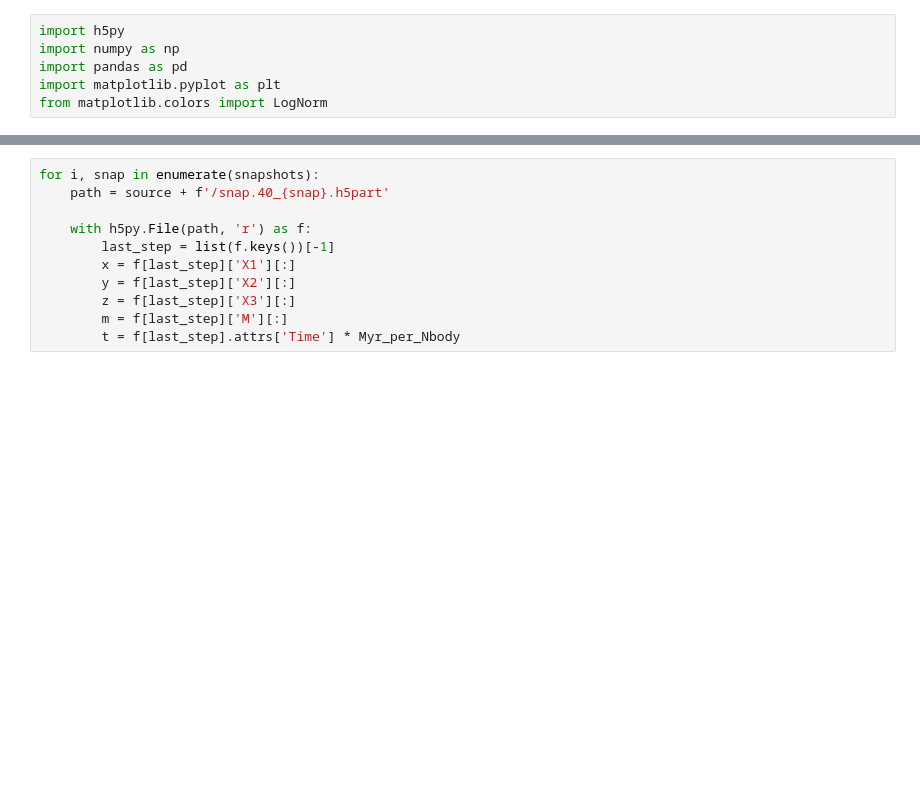
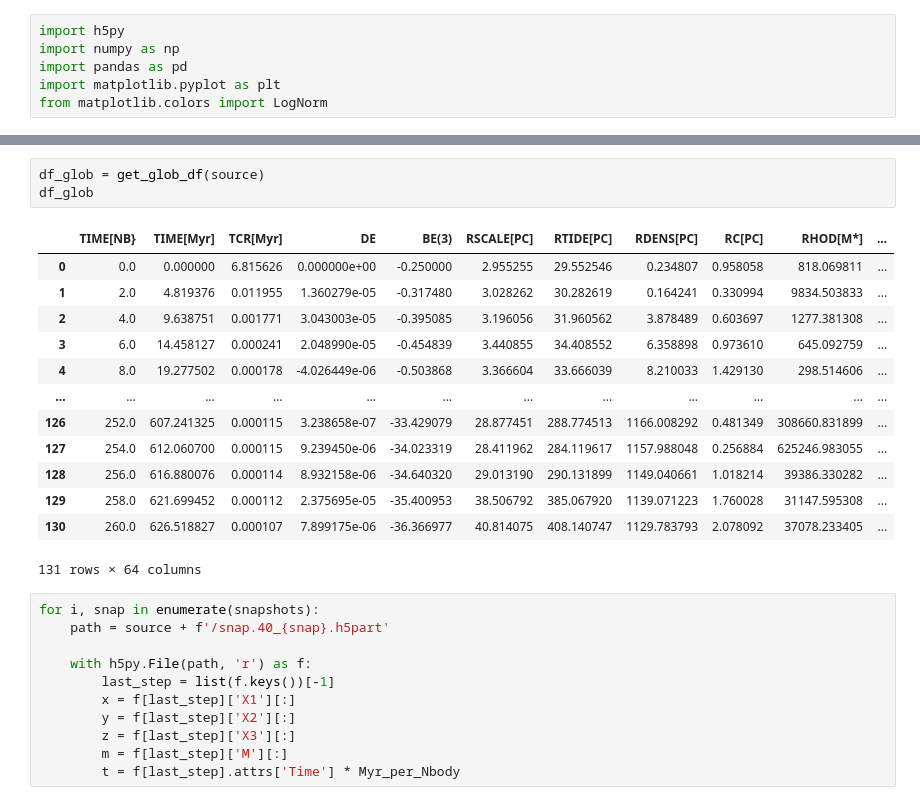
Before and after one commit to RSPicken2/stellar-streams, a Jupyter notebook: OrbitAnalysis.ipynb, the cells around one changed output, grey strips where cells are left out. Drawn from its saved outputs; the diff is of its cells as text; blank space fills up the shorter version.

```diff
--- a/OrbitAnalysis.ipynb
+++ b/OrbitAnalysis.ipynb
@@ -31,6 +34,23 @@ df
 | 129 | 621.699452 | 1.596557 | 9.510521 | 0.070242 | 155.062343 | -99.477372 | -9.780530 | -288070.060398 | 103.553842 | 9.643855 |
 | 130 | 626.518827 | 2.351424 | 8.972534 | 0.008850 | 150.912291 | -118.855320 | -14.183787 | -288070.060398 | 96.430351 | 9.275540 |
 131 rows × 10 columns
+# %%
+df_glob = get_glob_df(source)
+df_glob
+# %% [output]
+|  | TIME[NB} | TIME[Myr] | TCR[Myr] | DE | BE(3) | RSCALE[PC] | RTIDE[PC] | RDENS[PC] | RC[PC] | RHOD[M*] | ... |
+| 0 | 0.0 | 0.000000 | 6.815626 | 0.000000e+00 | -0.250000 | 2.955255 | 29.552546 | 0.234807 | 0.958058 | 818.069811 | ... |
+| 1 | 2.0 | 4.819376 | 0.011955 | 1.360279e-05 | -0.317480 | 3.028262 | 30.282619 | 0.164241 | 0.330994 | 9834.503833 | ... |
+| 2 | 4.0 | 9.638751 | 0.001771 | 3.043003e-05 | -0.395085 | 3.196056 | 31.960562 | 3.878489 | 0.603697 | 1277.381308 | ... |
+| 3 | 6.0 | 14.458127 | 0.000241 | 2.048990e-05 | -0.454839 | 3.440855 | 34.408552 | 6.358898 | 0.973610 | 645.092759 | ... |
+| 4 | 8.0 | 19.277502 | 0.000178 | -4.026449e-06 | -0.503868 | 3.366604 | 33.666039 | 8.210033 | 1.429130 | 298.514606 | ... |
+| ... | ... | ... | ... | ... | ... | ... | ... | ... | ... | ... | ... |
+| 126 | 252.0 | 607.241325 | 0.000115 | 3.238658e-07 | -33.429079 | 28.877451 | 288.774513 | 1166.008292 | 0.481349 | 308660.831899 | ... |
+| 127 | 254.0 | 612.060700 | 0.000115 | 9.239450e-06 | -34.023319 | 28.411962 | 284.119617 | 1157.988048 | 0.256884 | 625246.983055 | ... |
+| 128 | 256.0 | 616.880076 | 0.000114 | 8.932158e-06 | -34.640320 | 29.013190 | 290.131899 | 1149.040661 | 1.018214 | 39386.330282 | ... |
+| 129 | 258.0 | 621.699452 | 0.000112 | 2.375695e-05 | -35.400953 | 38.506792 | 385.067920 | 1139.071223 | 1.760028 | 31147.595308 | ... |
+| 130 | 260.0 | 626.518827 | 0.000107 | 7.899175e-06 | -36.366977 | 40.814075 | 408.140747 | 1129.783793 | 2.078092 | 37078.233405 | ... |
+131 rows × 64 columns
 # %%
 for i, snap in enumerate(snapshots):
     path = source + f'/snap.40_{snap}.h5part'
```
Also changed, not shown: parts of 4 cells of this notebook.
